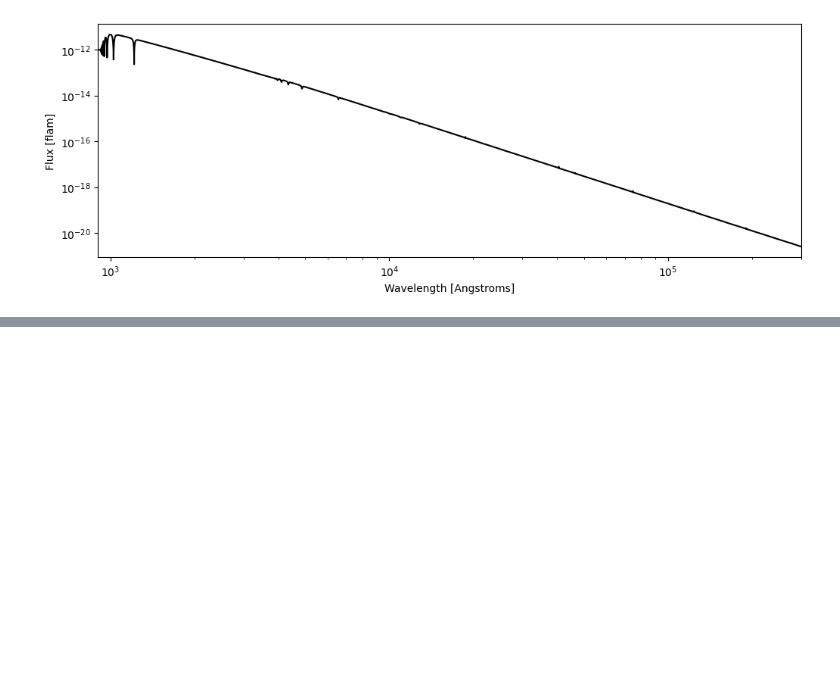
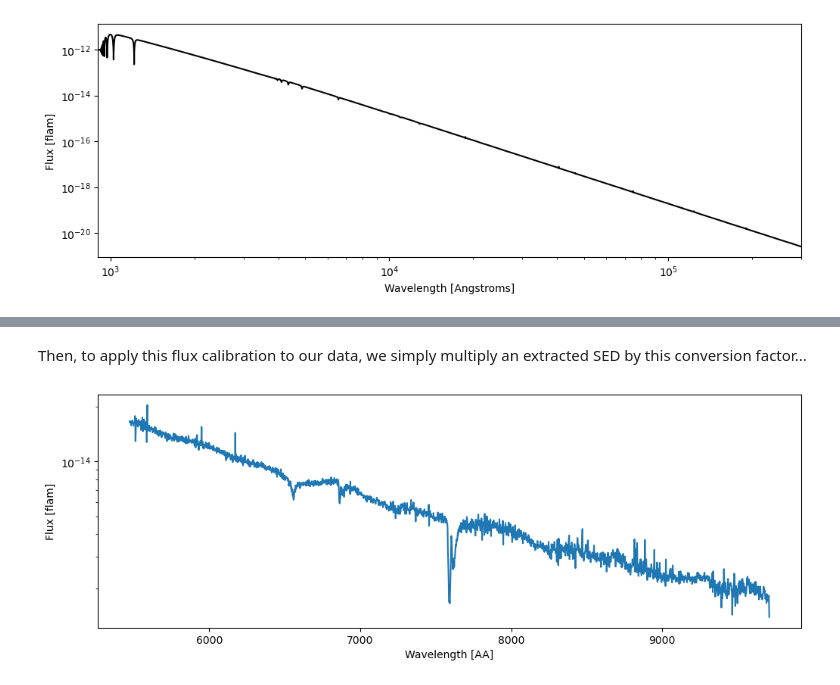
Before and after one commit to Autumn10677/specsuite, a Jupyter notebook: docs/flux_calibration.ipynb, the cells around one changed output, grey strips where cells are left out. Drawn from its saved outputs; the diff is of its cells as text; code cells hidden in the pictures; blank space fills up the shorter version.

```diff
--- a/docs/flux_calibration.ipynb
+++ b/docs/flux_calibration.ipynb
@@ -85,2 +150,16 @@ plt.show()
+# %% [markdown]
+Then, to apply this flux calibration to our data, we simply multiply an extracted SED by this conversion factor...
+# %%
+import matplotlib.pyplot as plt
+
+conversion = p_flux(measured_wavs) * flux_extracted[0]
+
+plt.plot(measured_wavs, conversion)
+plt.xlabel("Wavelength [AA]")
+plt.ylabel("Flux [flam]")
+plt.yscale("log")
+plt.show()
+# %% [output]
+[figure, added]
 # %% [markdown]
 ## __Common Errors__
```
Also changed, not shown: parts of 23 cells of this notebook, 7 other files.
